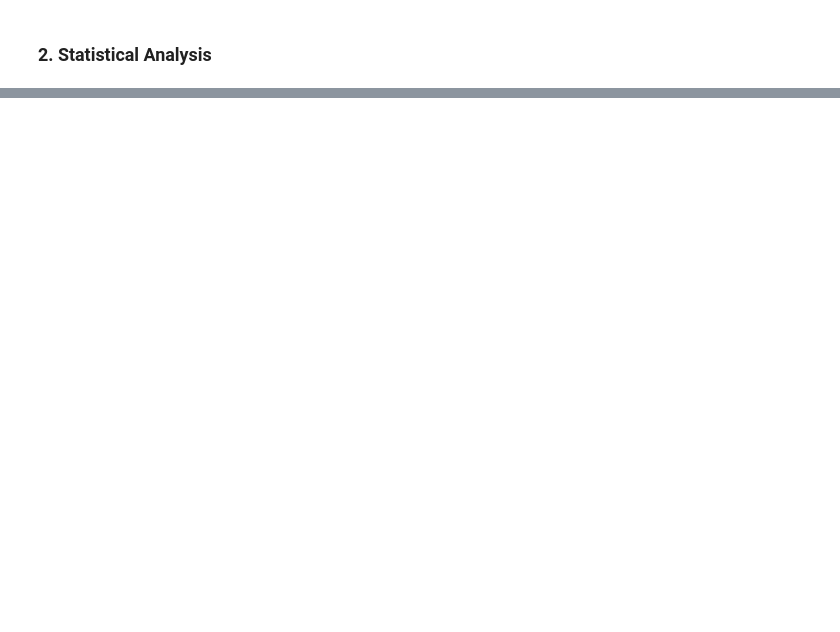
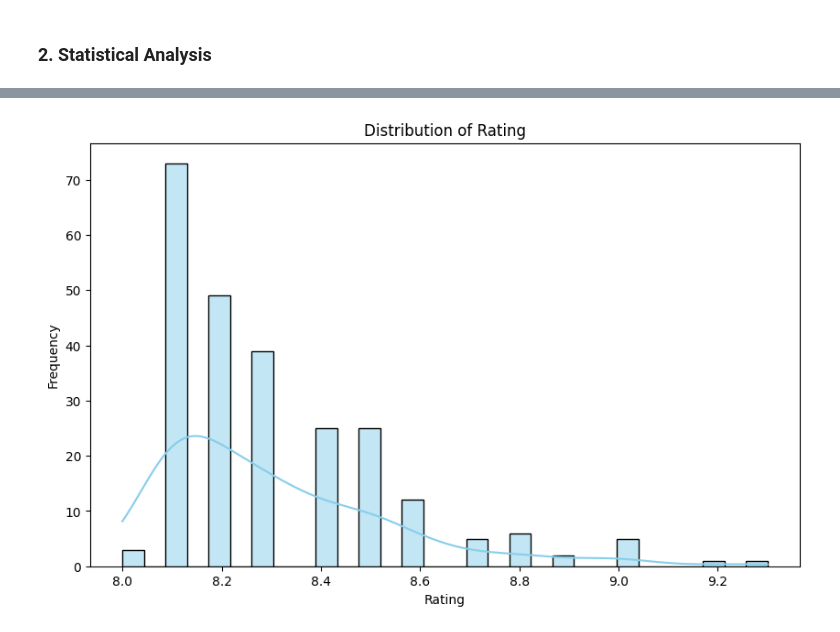
Before and after one commit to j2damax/eda_top_us_song, a Jupyter notebook: notebooks/eda_global_movies.ipynb, the cells around one changed output, grey strips where cells are left out. Drawn from its saved outputs; the diff is of its cells as text; code cells hidden in the pictures; blank space fills up the shorter version.

```diff
--- a/notebooks/eda_global_movies.ipynb
+++ b/notebooks/eda_global_movies.ipynb
@@ -308,0 +370,21 @@ movies_cleaned_df.head()
+# %%
+# Findings from the internet to validate the actual data
+## The "Hamilton" musical, including the Broadway production, touring shows, merchandise, soundtrack, and the Disney+ streaming rights, has grossed over $1 billion globally, making it a highly successful and profitable production.
+## The animated Christmas movie "Klaus" had a budget of $40 million and was produced by The SPA Studios and distributed by Netflix.
+## Jai Bhim did not open in theatres so there are no box office numbers to support its popularity.
+## Drishyam - It attained a total gross of ₹91.97 crore (US$11 million) (India) in the Indian box office by the end of its run. Internationally, the film collected ₹155 million (US$1.8 million) in seven weeks and reached a combined worldwide total gross of ₹1.1 billion (US$13 million)
+
+movies_cleaned_df.loc[movies_cleaned_df['title'].str.contains('Hamilton'), 'revenue'] = 1000000000  # $1 billion
+movies_cleaned_df.loc[movies_cleaned_df['title'].str.contains('Klaus'), 'revenue'] = 40000000  # $40 million
+movies_cleaned_df.loc[movies_cleaned_df['title'].str.contains('Drishyam'), 'revenue'] = 1100000000  # $1.1 billion
+
+# Due to the nature of the data, we will remove the Jai Bhim movie from the dataset for analysis
+# Remove movie with the title "Jai Bhim"
+movies_cleaned_df = movies_cleaned_df[~movies_cleaned_df['title'].str.contains('Jai Bhim')]
+
+# Verify the updates
+# Filter rows where revenue is zero
+zero_revenue_rows = movies_cleaned_df[movies_cleaned_df['revenue'] == 0]
+
+# Print the rows
+print(zero_revenue_rows)
@@ -308,0 +433,10 @@ movies_cleaned_df.head()
+# %%
+movies_cleaned_df['revenue'] = pd.to_numeric(movies_cleaned_df['revenue'], errors='coerce')
+
+# Plot the distribution of revenue
+plt.figure(figsize=(10, 6))
+sns.histplot(movies_cleaned_df['revenue'].dropna(), bins=30, kde=True, color='skyblue')
+plt.title('Distribution of Revenue')
+plt.xlabel('Revenue')
+plt.ylabel('Frequency')
+plt.show()
@@ -308,0 +452,12 @@ movies_cleaned_df.head()
+# %%
+movies_cleaned_df['rating'] = pd.to_numeric(movies_cleaned_df['rating'], errors='coerce')
+
+# Plot the distribution of revenue
+plt.figure(figsize=(10, 6))
+sns.histplot(movies_cleaned_df['rating'].dropna(), bins=30, kde=True, color='skyblue')
+plt.title('Distribution of Rating')
+plt.xlabel('Rating')
+plt.ylabel('Frequency')
+plt.show()
+# %% [output]
+[figure, added]
```
Also changed, not shown: parts of 19 cells of this notebook.
